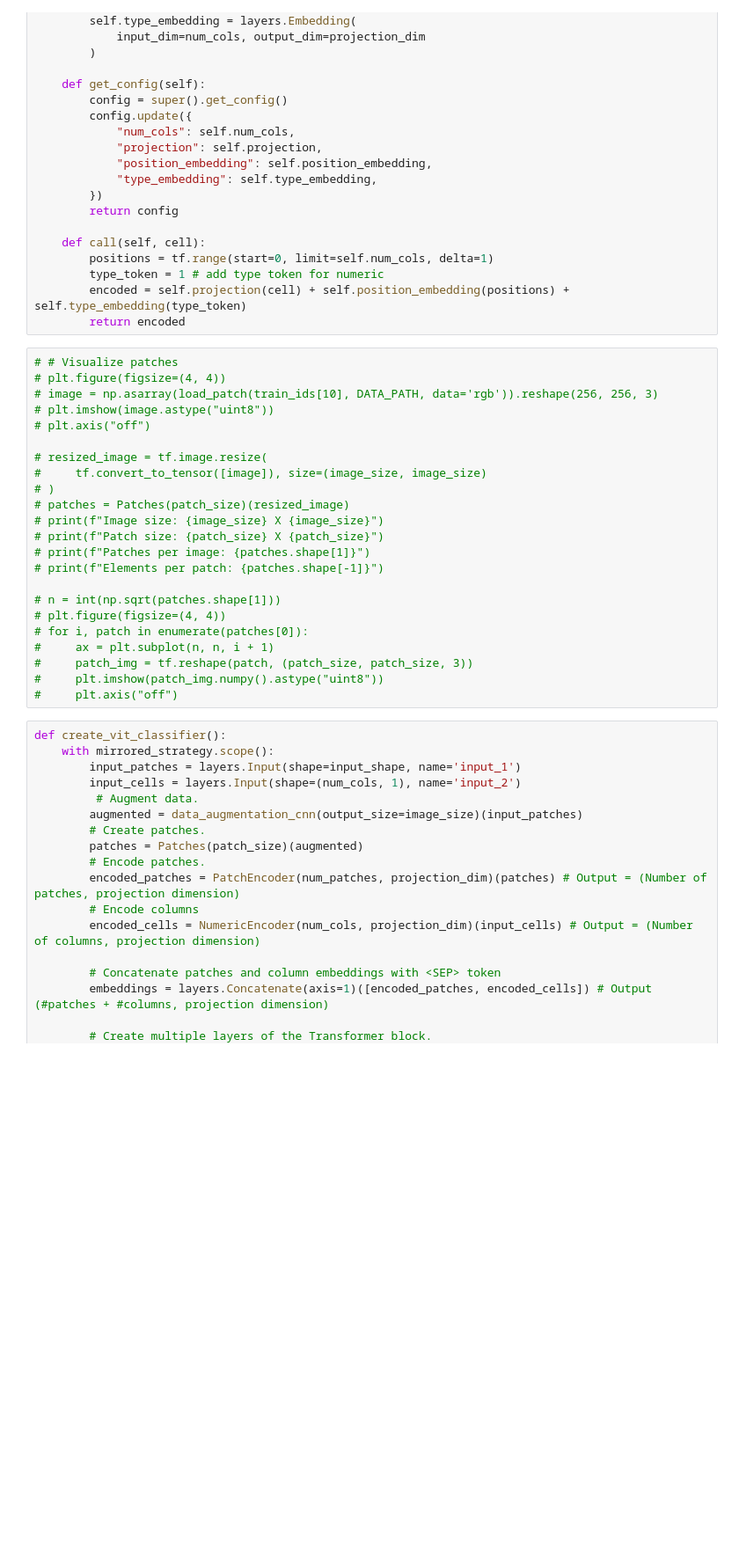
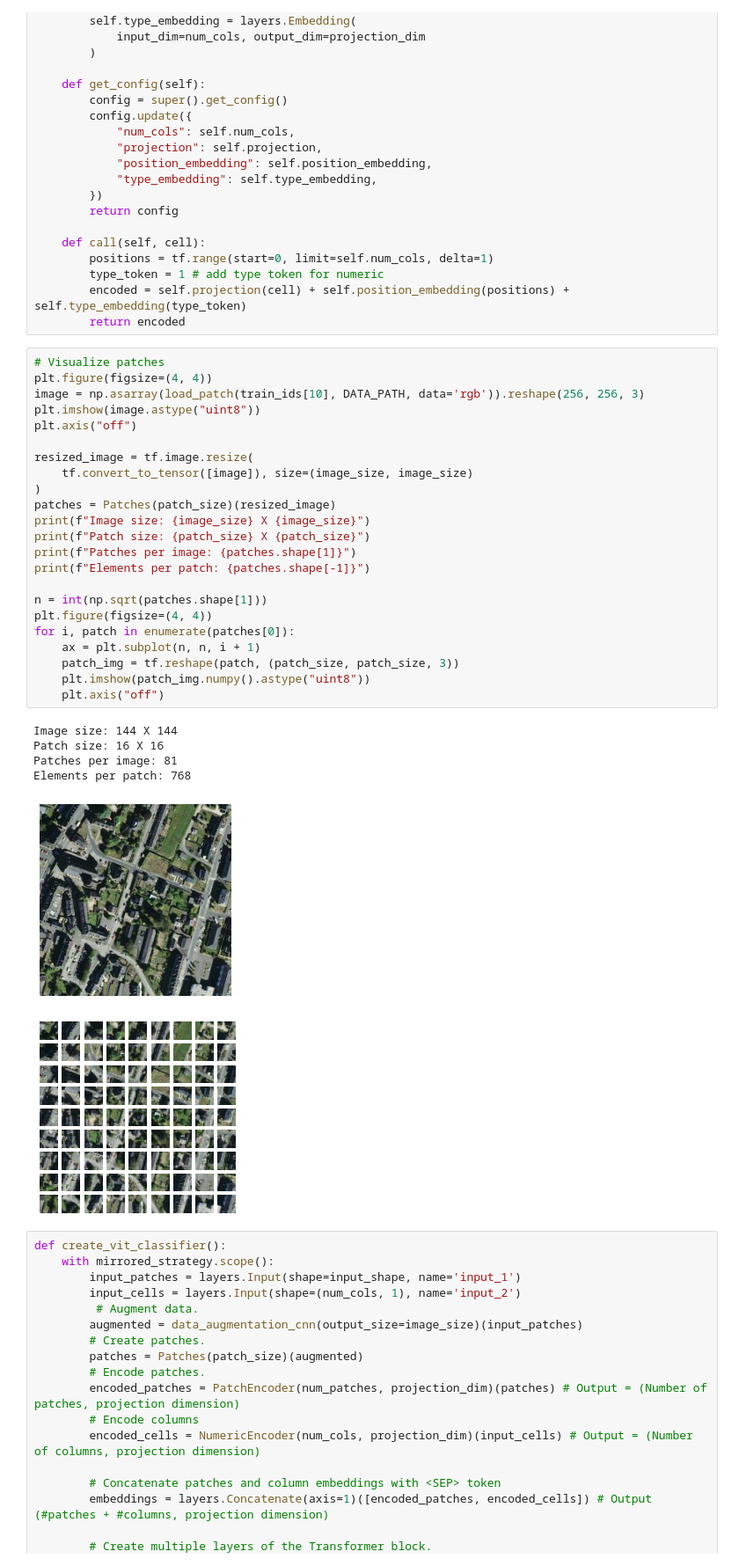
Before and after one commit to jannikjw/species-presence-prediction, a Jupyter notebook: jannik_transformer.ipynb, the cells around one changed output. Shown at 88% size. Drawn from its saved outputs; the diff is of its cells as text; blank space fills up the shorter version.

```diff
--- a/jannik_transformer.ipynb
+++ b/jannik_transformer.ipynb
@@ -727,28 +612,35 @@ class NumericEncoder(layers.Layer):
         encoded = self.projection(cell) + self.position_embedding(positions) + self.type_embedding(type_token)
         return encoded
 # %%
-# # Visualize patches
-# plt.figure(figsize=(4, 4))
-# image = np.asarray(load_patch(train_ids[10], DATA_PATH, data='rgb')).reshape(256, 256, 3)
-# plt.imshow(image.astype("uint8"))
-# plt.axis("off")
+# Visualize patches
+plt.figure(figsize=(4, 4))
+image = np.asarray(load_patch(train_ids[10], DATA_PATH, data='rgb')).reshape(256, 256, 3)
+plt.imshow(image.astype("uint8"))
+plt.axis("off")
 
-# resized_image = tf.image.resize(
-#     tf.convert_to_tensor([image]), size=(image_size, image_size)
-# )
-# patches = Patches(patch_size)(resized_image)
-# print(f"Image size: {image_size} X {image_size}")
-# print(f"Patch size: {patch_size} X {patch_size}")
-# print(f"Patches per image: {patches.shape[1]}")
-# print(f"Elements per patch: {patches.shape[-1]}")
+resized_image = tf.image.resize(
+    tf.convert_to_tensor([image]), size=(image_size, image_size)
+)
+patches = Patches(patch_size)(resized_image)
+print(f"Image size: {image_size} X {image_size}")
+print(f"Patch size: {patch_size} X {patch_size}")
+print(f"Patches per image: {patches.shape[1]}")
+print(f"Elements per patch: {patches.shape[-1]}")
 
-# n = int(np.sqrt(patches.shape[1]))
-# plt.figure(figsize=(4, 4))
-# for i, patch in enumerate(patches[0]):
-#     ax = plt.subplot(n, n, i + 1)
-#     patch_img = tf.reshape(patch, (patch_size, patch_size, 3))
-#     plt.imshow(patch_img.numpy().astype("uint8"))
-#     plt.axis("off")
+n = int(np.sqrt(patches.shape[1]))
+plt.figure(figsize=(4, 4))
+for i, patch in enumerate(patches[0]):
+    ax = plt.subplot(n, n, i + 1)
+    patch_img = tf.reshape(patch, (patch_size, patch_size, 3))
+    plt.imshow(patch_img.numpy().astype("uint8"))
+    plt.axis("off")
+# %% [output]
+Image size: 144 X 144
+Patch size: 16 X 16
+Patches per image: 81
+Elements per patch: 768
+[figure, added]
+[figure, added]
 # %%
 def create_vit_classifier():
     with mirrored_strategy.scope():
```
Also changed, not shown: parts of 61 cells of this notebook, 1 other file.
